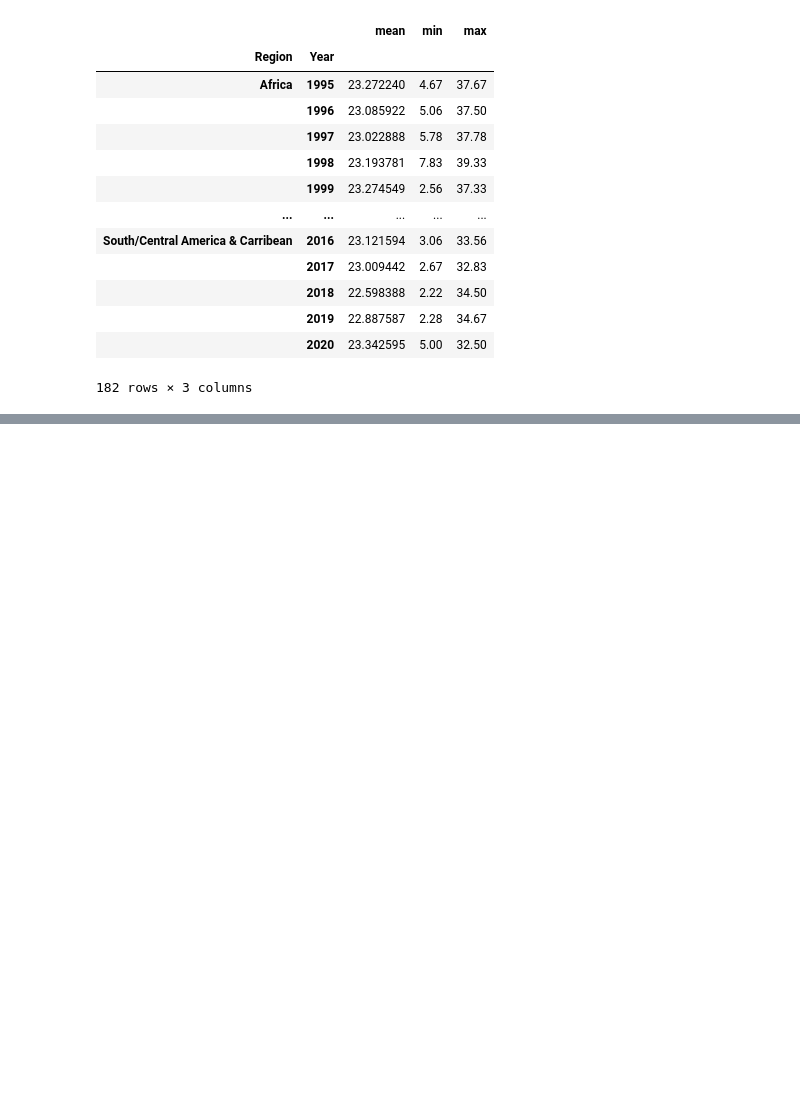
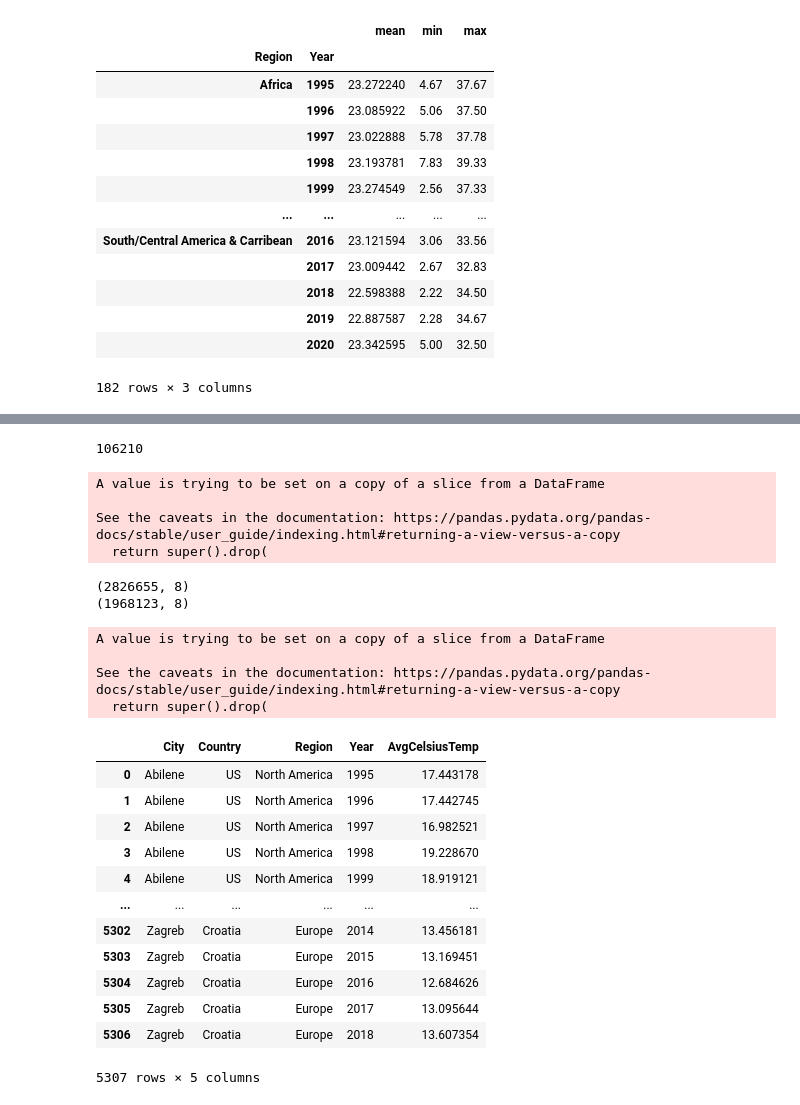
Before and after one commit to chrisvinhston/Statistically_Significant_Insights, a Jupyter notebook: data_cleaning_cityTemp.ipynb, the cells around one changed output, grey strips where cells are left out. Cells and saved outputs as stored; diff of their text form; code cells hidden in the pictures; blank space fills up the shorter version.

Commit message:
selecting countries

```diff
--- a/data_cleaning_cityTemp.ipynb
+++ b/data_cleaning_cityTemp.ipynb
@@ -342,0 +370,46 @@ array(['Argentina', 'Bahamas', 'Bermuda', 'Belize', 'Bolivia', 'Barbados',
+# %%
+# selecting rows based on countries we'll study
+df3 = df2.loc[(df2['Country'].isin(country_tokeep)) | (df2['Country'].isin(ue_country_tokeep))]
+# %%
+# selecting year from 1995 to 2018  to compare with gaz emission dataset
+yr_todrop = df3.index[(df3.Year==2020) | (df3.Year==2019)]
+len(yr_todrop)
+# %% [output]
+106210
+# %%
+df3.drop(yr_todrop, axis=0, inplace=True)
+# %% [output]
+A value is trying to be set on a copy of a slice from a DataFrame
+
+See the caveats in the documentation: https://pandas.pydata.org/pandas-docs/stable/user_guide/indexing.html#returning-a-view-versus-a-copy
+  return super().drop(
+# %%
+print(df2.shape)
+print(df3.shape)
+# %% [output]
+(2826655, 8)
+(1968123, 8)
+# %%
+df3.drop(['Month','Day'], axis=1, inplace=True)
+# %% [output]
+A value is trying to be set on a copy of a slice from a DataFrame
+
+See the caveats in the documentation: https://pandas.pydata.org/pandas-docs/stable/user_guide/indexing.html#returning-a-view-versus-a-copy
+  return super().drop(
+# %%
+df4 = df3.groupby(['City','Country','Region','Year'], as_index=False)[['AvgCelsiusTemp']].mean()
+df4
+# %% [output]
+|  | City | Country | Region | Year | AvgCelsiusTemp |
+| 0 | Abilene | US | North America | 1995 | 17.443178 |
+| 1 | Abilene | US | North America | 1996 | 17.442745 |
+| 2 | Abilene | US | North America | 1997 | 16.982521 |
+| 3 | Abilene | US | North America | 1998 | 19.228670 |
+| 4 | Abilene | US | North America | 1999 | 18.919121 |
+| ... | ... | ... | ... | ... | ... |
+| 5302 | Zagreb | Croatia | Europe | 2014 | 13.456181 |
+| 5303 | Zagreb | Croatia | Europe | 2015 | 13.169451 |
+| 5304 | Zagreb | Croatia | Europe | 2016 | 12.684626 |
+| 5305 | Zagreb | Croatia | Europe | 2017 | 13.095644 |
+| 5306 | Zagreb | Croatia | Europe | 2018 | 13.607354 |
+5307 rows × 5 columns
```
Also changed, not shown: parts of 8 cells of this notebook, 1 other file.
